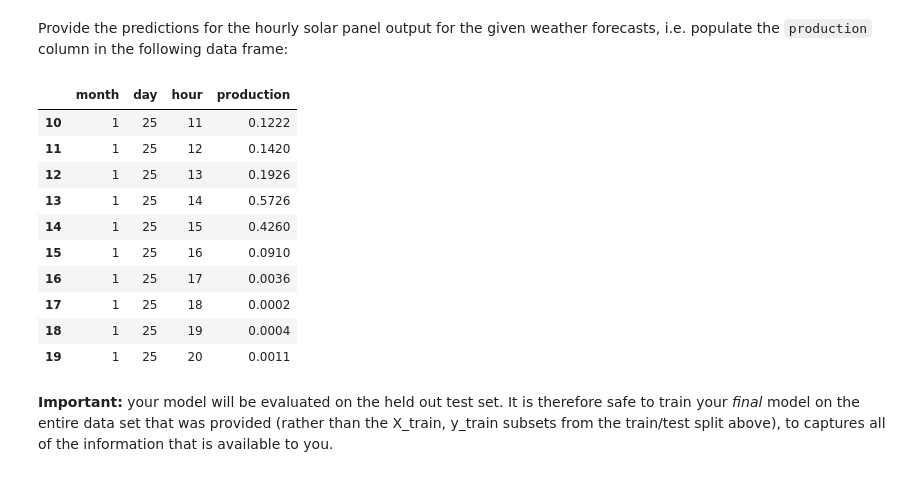
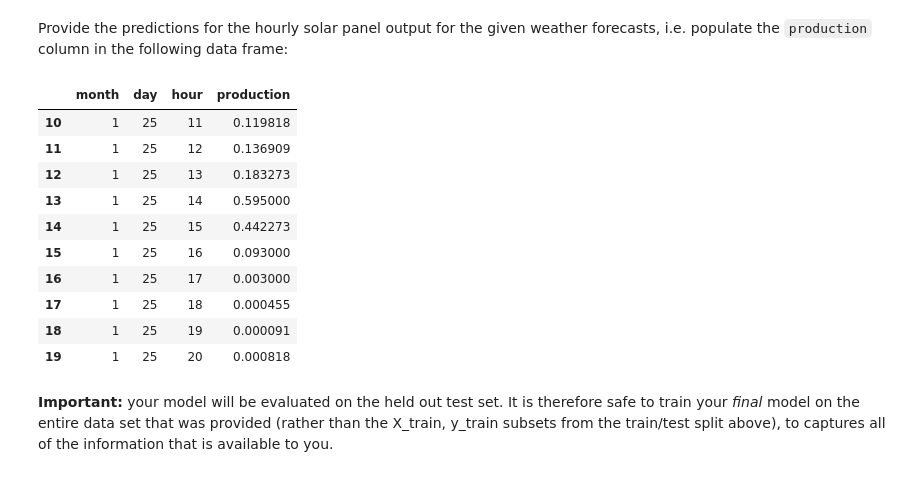
Before and after one commit to LeonVitanos/electricity-consumption-IoT-analysis, a Jupyter notebook: assignment.ipynb, the cells around one changed output. Drawn from its saved outputs; the diff is of its cells as text; code cells hidden in the pictures.

```diff
--- a/assignment.ipynb
+++ b/assignment.ipynb
@@ -834,39 +829,40 @@ Provide the predictions for the hourly solar panel output for the given weather
 # %%
 from sklearn.ensemble import RandomForestRegressor
 
 prediction = weather_test.copy()
 times = pd.to_datetime(prediction["time"])
 prediction['month'] = times.dt.month
 prediction['day'] = times.dt.dayofyear
 prediction['hour'] = times.dt.hour
 prediction = prediction.drop(prediction[prediction['hour'] == 0].index)
 
 #start prediction
 grouped = prediction.groupby([prediction['month'], prediction['day'], prediction['hour']], as_index=False).agg({"clouds": np.mean, "air pressure": np.mean, "visibility": np.min, "temperature": np.max, "wind speed": np.mean})
 grouped.reset_index
 inp = grouped[["clouds", "temperature", "wind speed", "hour", "day", "month", "air pressure", "visibility"]].values
-rf = RandomForestRegressor(n_estimators=1000)
+rf = RandomForestRegressor(n_estimators=1100)
 X = improved_data[["clouds", "temperature", "wind speed", "hour", "day", "month", "air pressure", "visibility"]].values
+
 rf.fit(X, y)
 predicted_production = rf.predict(inp)
 #end prediction
 
 prediction = prediction[['month', 'day', 'hour']]
 prediction = prediction.drop_duplicates().reset_index(drop=True)
 prediction['production'] = predicted_production
 prediction[10:20]
 # %% [output]
 |  | month | day | hour | production |
-| 10 | 1 | 25 | 11 | 0.1222 |
-| 11 | 1 | 25 | 12 | 0.1420 |
-| 12 | 1 | 25 | 13 | 0.1926 |
-| 13 | 1 | 25 | 14 | 0.5726 |
-| 14 | 1 | 25 | 15 | 0.4260 |
-| 15 | 1 | 25 | 16 | 0.0910 |
-| 16 | 1 | 25 | 17 | 0.0036 |
-| 17 | 1 | 25 | 18 | 0.0002 |
-| 18 | 1 | 25 | 19 | 0.0004 |
-| 19 | 1 | 25 | 20 | 0.0011 |
+| 10 | 1 | 25 | 11 | 0.119818 |
+| 11 | 1 | 25 | 12 | 0.136909 |
+| 12 | 1 | 25 | 13 | 0.183273 |
+| 13 | 1 | 25 | 14 | 0.595000 |
+| 14 | 1 | 25 | 15 | 0.442273 |
+| 15 | 1 | 25 | 16 | 0.093000 |
+| 16 | 1 | 25 | 17 | 0.003000 |
+| 17 | 1 | 25 | 18 | 0.000455 |
+| 18 | 1 | 25 | 19 | 0.000091 |
+| 19 | 1 | 25 | 20 | 0.000818 |
 # %% [markdown]
 **Important:** your model will be evaluated on the held out test set. It is therefore safe to train your *final* model on the entire data set that was provided (rather than the X_train, y_train subsets from the train/test split above), to captures all of the information that is available to you.
 # %% [markdown]
```
Also changed, not shown: parts of 32 cells of this notebook, 1 other file.
